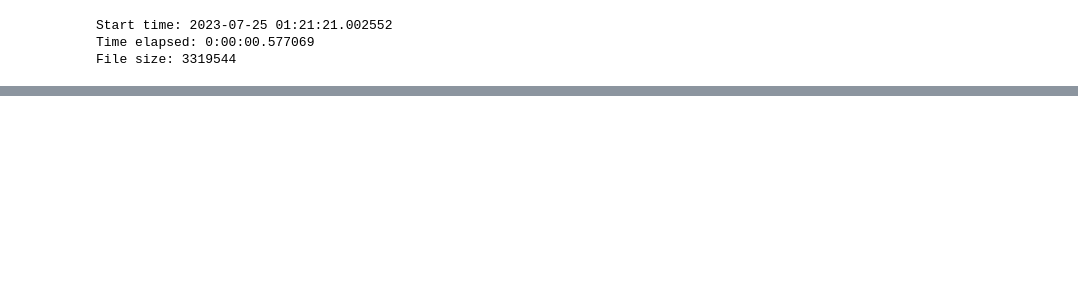
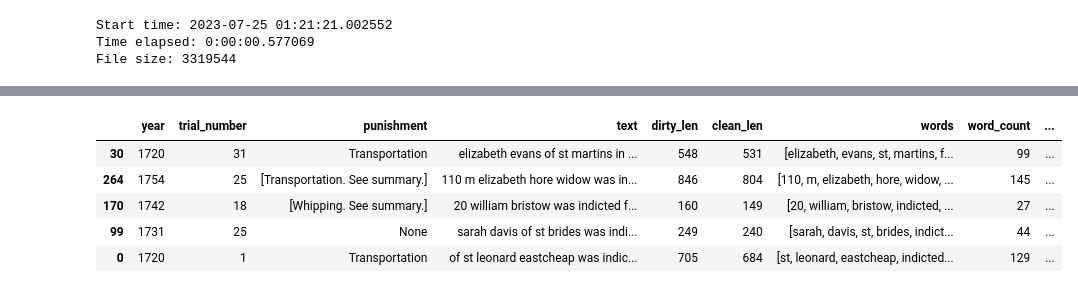
Before and after one commit to ValRCS/BSSDH_2023_workshop, a Jupyter notebook: notebooks/day1_part3_embeddings.ipynb, the cells around one changed output, grey strips where cells are left out. Saved outputs shown, nothing was run; the diff lists cells and outputs as text; code cells hidden in the pictures; blank space fills up the shorter version.

Commit message:
Save our Embeddings

```diff
--- a/notebooks/day1_part3_embeddings.ipynb
+++ b/notebooks/day1_part3_embeddings.ipynb
@@ -555,0 +875,17 @@ File size: 3319544
+# %%
+# so now let's find top 5 most similar documents to our first document
+# we will use cosine similarity
+# we will use sklearn cosine_similarity function
+# we will use our doc2vec embeddings
+
+# we already have our first document embeddings
+# we already have our all documents embeddings
+
+# let's get cosine similarity for all documents
+# start of timer
+start = datetime.now()
+print(f"Start time: {start}")
+cosine_similarities = cosine_similarity([first_doc_d2v], all_docs_d2v)
+print(f"Time elapsed: {datetime.now() - start}")
+# let's see what we have
+cosine_similarities[:5]
@@ -555,0 +897,24 @@ File size: 3319544
+# %%
+# we want indexes of top 5 most similar documents
+# we can use argsort
+# let's see what we have
+top_5_similar = np.argsort(cosine_similarities)[0][-5:]
+# let's see what we have
+top_5_similar
+# good news is that 0 is the first document so it makes sense for it to be most similar to itself
+# let's print the rest of the documents
+df.iloc[top_5_similar]
+
+# we still have to make some decisions about how to use these embeddings
+# there will be need for human judgement on how to use them
+# at a brief glance it looks like we have some documents that some similarities lie in gender of the defendant
+# also these documents seem early in our corpus - which make sense as language changes over time
+
+# there are many more things we can do with embeddings
+# %% [output]
+|  | year | trial_number | punishment | text | dirty_len | clean_len | words | word_count | ... |
+| 30 | 1720 | 31 | Transportation | elizabeth evans of st martins in ... | 548 | 531 | [elizabeth, evans, st, martins, f... | 99 | ... |
+| 264 | 1754 | 25 | [Transportation. See summary.] | 110 m elizabeth hore widow was in... | 846 | 804 | [110, m, elizabeth, hore, widow, ... | 145 | ... |
+| 170 | 1742 | 18 | [Whipping. See summary.] | 20 william bristow was indicted f... | 160 | 149 | [20, william, bristow, indicted, ... | 27 | ... |
+| 99 | 1731 | 25 | None | sarah davis of st brides was indi... | 249 | 240 | [sarah, davis, st, brides, indict... | 44 | ... |
+| 0 | 1720 | 1 | Transportation | of st leonard eastcheap was indic... | 705 | 684 | [st, leonard, eastcheap, indicted... | 129 | ... |
```
Also changed, not shown: parts of 26 cells of this notebook.
